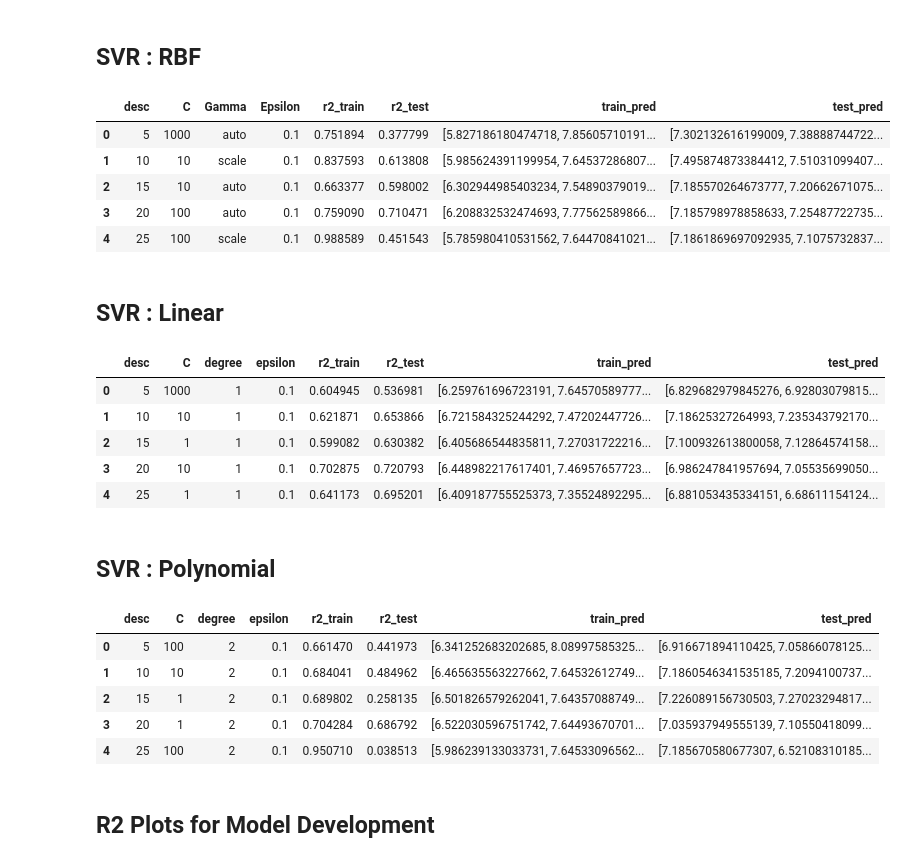
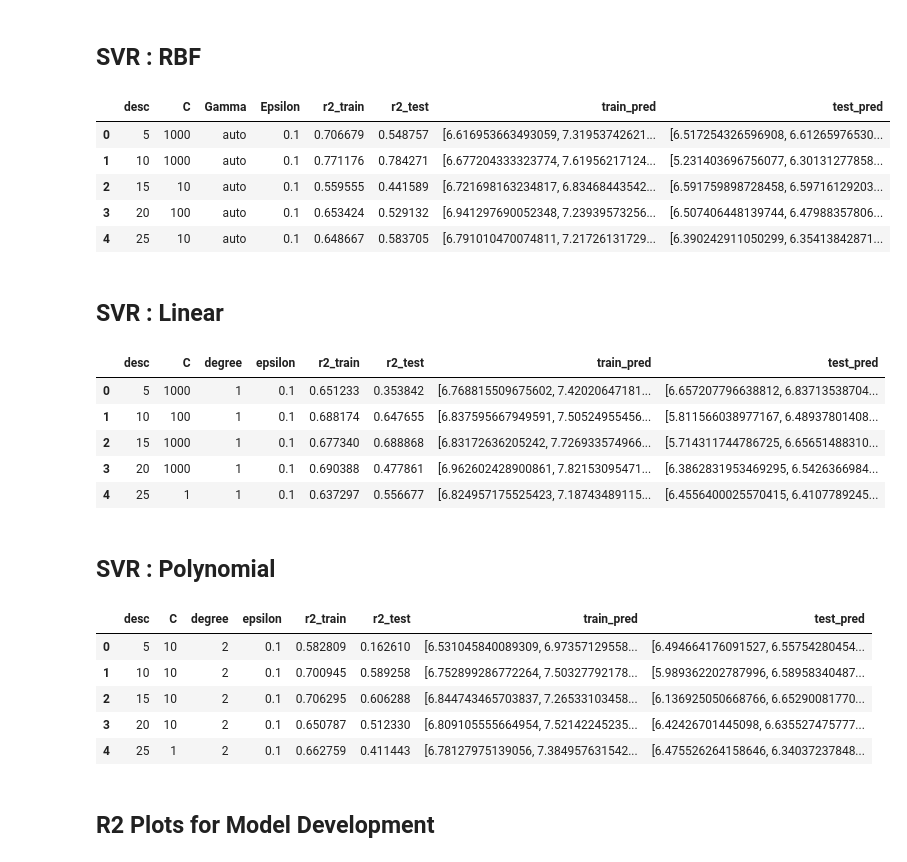
Before and after one commit to mfrizqi/FINAL_TA, a Jupyter notebook: all_united.ipynb, the cells around one changed output. Cells and saved outputs as stored; diff of their text form; code cells hidden in the pictures.

```diff
--- a/all_united.ipynb
+++ b/all_united.ipynb
@@ -115,8 +115,8 @@ corrs.extend([cor1, cor2, cor3, cor4, cor5])
 trains.extend([tr1, tr2, tr3, tr4, tr5])
 
 #change index for data
-corr_100 = corrs[1]
-dft = trains[1]
+corr_100 = corrs[2]
+dft = trains[2]
 
 train = dft.loc[:,corr_100]
 train["pIC50"] = dft.iloc[:, -1]
@@ -212,8 +212,8 @@ for k in tqdm(range(5)):
     for i in df_SA_sort.iloc[0,1]:
         bestDescriptor.append(descName[i])
 
-    df_SA.to_pickle(f"./p/0005_n1/raw_0005_{combos[k]}.pkl")
-    joblib.dump(bestDescriptor, f"./p/0005_n1/best_0005_{combos[k]}.pkl")
+    df_SA.to_pickle(f"./p/0006_n1/raw_0006_{combos[k]}.pkl")
+    joblib.dump(bestDescriptor, f"./p/0006_n1/best_0006_{combos[k]}.pkl")
 # %% [markdown]
 # Model Development : SVR
 # %% [markdown]
@@ -221,8 +221,8 @@ for k in tqdm(range(5)):
 # %%
 # Load train and test data
 # IMPORTANT! LOOK AT THE LOADED FILES
-train = joblib.load('./p/0005/train_0005.pkl', 'rb')
-test = joblib.load('./p/0005/test_0005.pkl', 'rb')
+train = joblib.load('./p/0006/train_0006.pkl', 'rb')
+test = joblib.load('./p/0006/test_0006.pkl', 'rb')
 
 # Create params for kernels
 param_rbf={
@@ -246,11 +246,11 @@ param_poly={
 # Create list of descriptors set
 # IMPORTANT! MUST BE SAME AS LOADED TRAIN & TEST
 bd_list = []
-bd_5 = joblib.load('./p/0005_n1/best_0005_5.pkl')
-bd_10 = joblib.load('./p/0005_n1/best_0005_10.pkl')
-bd_15 = joblib.load('./p/0005_n1/best_0005_15.pkl')
-bd_20 = joblib.load('./p/0005_n1/best_0005_20.pkl')
-bd_25 = joblib.load('./p/0005_n1/best_0005_25.pkl')
+bd_5 = joblib.load('./p/0006_n1/best_0006_5.pkl')
+bd_10 = joblib.load('./p/0006_n1/best_0006_10.pkl')
+bd_15 = joblib.load('./p/0006_n1/best_0006_15.pkl')
+bd_20 = joblib.load('./p/0006_n1/best_0006_20.pkl')
+bd_25 = joblib.load('./p/0006_n1/best_0006_25.pkl')
 bd_list.extend([bd_5,bd_10,bd_15,bd_20,bd_25])
 # %% [markdown]
 ## SVR : RBF
@@ -296,17 +296,16 @@ for i in tqdm(range(len(bd_list))):
 
     r2_rbf = r2_rbf.append(pd.Series([len(bd_list[i]),param_c, param_gamma, param_epsilon, r2_train, r2_test, y_train_pred, y_test_pred], index=r2_rbf.columns ), ignore_index=True)
 # %%
-# joblib.dump(r2_rbf, './p/0003/r2_rbf_0003.pkl')
-# r2_rbf
-r2_rbf = joblib.load('./p/0005_n1/r2_rbf.pkl')
+joblib.dump(r2_rbf, './p/0006_n1/r2_rbf.pkl')
+#r2_rbf = joblib.load('./p/0005_n1/r2_rbf.pkl')
 r2_rbf
 # %% [output]
 |  | desc | C | Gamma | Epsilon | r2_train | r2_test | train_pred | test_pred |
-| 0 | 5 | 1000 | auto | 0.1 | 0.751894 | 0.377799 | [5.827186180474718, 7.85605710191... | [7.302132616199009, 7.38888744722... |
-| 1 | 10 | 10 | scale | 0.1 | 0.837593 | 0.613808 | [5.985624391199954, 7.64537286807... | [7.495874873384412, 7.51031099407... |
-| 2 | 15 | 10 | auto | 0.1 | 0.663377 | 0.598002 | [6.302944985403234, 7.54890379019... | [7.185570264673777, 7.20662671075... |
-| 3 | 20 | 100 | auto | 0.1 | 0.759090 | 0.710471 | [6.208832532474693, 7.77562589866... | [7.185798978858633, 7.25487722735... |
-| 4 | 25 | 100 | scale | 0.1 | 0.988589 | 0.451543 | [5.785980410531562, 7.64470841021... | [7.1861869697092935, 7.1075732837... |
+| 0 | 5 | 1000 | auto | 0.1 | 0.706679 | 0.548757 | [6.616953663493059, 7.31953742621... | [6.517254326596908, 6.61265976530... |
+| 1 | 10 | 1000 | auto | 0.1 | 0.771176 | 0.784271 | [6.677204333323774, 7.61956217124... | [5.231403696756077, 6.30131277858... |
+| 2 | 15 | 10 | auto | 0.1 | 0.559555 | 0.441589 | [6.721698163234817, 6.83468443542... | [6.591759898728458, 6.59716129203... |
+| 3 | 20 | 100 | auto | 0.1 | 0.653424 | 0.529132 | [6.941297690052348, 7.23939573256... | [6.507406448139744, 6.47988357806... |
+| 4 | 25 | 10 | auto | 0.1 | 0.648667 | 0.583705 | [6.791010470074811, 7.21726131729... | [6.390242911050299, 6.35413842871... |
 # %% [markdown]
 ## SVR : Linear
 # %%
@@ -351,17 +350,16 @@ for i in tqdm(range(len(bd_list))):
 
     r2_linear = r2_linear.append(pd.Series([len(bd_list[i]),param_c, param_degree, param_epsilon, r2_train, r2_test, y_train_pred, y_test_pred], index=r2_linear.columns ), ignore_index=True)
 # %%
-# joblib.dump(r2_linear, './p/r2_linear_0003.pkl')
-# r2_linear
-r2_linear = joblib.load('./p/0005_n1/r2_linear.pkl')
+joblib.dump(r2_linear, './p/0006_n1/r2_linear.pkl')
+# r2_linear = joblib.load('./p/0005_n1/r2_linear.pkl')
 r2_linear
 # %% [output]
 |  | desc | C | degree | epsilon | r2_train | r2_test | train_pred | test_pred |
-| 0 | 5 | 1000 | 1 | 0.1 | 0.604945 | 0.536981 | [6.259761696723191, 7.64570589777... | [6.829682979845276, 6.92803079815... |
-| 1 | 10 | 10 | 1 | 0.1 | 0.621871 | 0.653866 | [6.721584325244292, 7.47202447726... | [7.18625327264993, 7.235343792170... |
-| 2 | 15 | 1 | 1 | 0.1 | 0.599082 | 0.630382 | [6.405686544835811, 7.27031722216... | [7.100932613800058, 7.12864574158... |
-| 3 | 20 | 10 | 1 | 0.1 | 0.702875 | 0.720793 | [6.448982217617401, 7.46957657723... | [6.986247841957694, 7.05535699050... |
-| 4 | 25 | 1 | 1 | 0.1 | 0.641173 | 0.695201 | [6.409187755525373, 7.35524892295... | [6.881053435334151, 6.68611154124... |
+| 0 | 5 | 1000 | 1 | 0.1 | 0.651233 | 0.353842 | [6.768815509675602, 7.42020647181... | [6.657207796638812, 6.83713538704... |
+| 1 | 10 | 100 | 1 | 0.1 | 0.688174 | 0.647655 | [6.837595667949591, 7.50524955456... | [5.811566038977167, 6.48937801408... |
+| 2 | 15 | 1000 | 1 | 0.1 | 0.677340 | 0.688868 | [6.83172636205242, 7.726933574966... | [5.714311744786725, 6.65651488310... |
+| 3 | 20 | 1000 | 1 | 0.1 | 0.690388 | 0.477861 | [6.962602428900861, 7.82153095471... | [6.3862831953469295, 6.5426366984... |
+| 4 | 25 | 1 | 1 | 0.1 | 0.637297 | 0.556677 | [6.824957175525423, 7.18743489115... | [6.4556400025570415, 6.4107789245... |
 # %% [markdown]
 ## SVR : Polynomial
 # %%
@@ -406,17 +404,17 @@ for i in tqdm(range(len(bd_list))):
 
     r2_poly = r2_poly.append(pd.Series([len(bd_list[i]),param_c, param_degree, param_epsilon, r2_train, r2_test, y_train_pred, y_test_pred], index=r2_poly.columns ), ignore_index=True)
 # %%
-# # joblib.dump(r2_poly, './p/0003/r2_poly_0003.pkl')
+# joblib.dump(r2_poly, './p/0006_n1/r2_poly.pkl')
 # r2_poly
-r2_poly = joblib.load('./p/0005_n1/r2_poly.pkl')
+# r2_poly = joblib.load('./p/0006_n1/r2_poly.pkl')
 r2_poly
 # %% [output]
 |  | desc | C | degree | epsilon | r2_train | r2_test | train_pred | test_pred |
-| 0 | 5 | 100 | 2 | 0.1 | 0.661470 | 0.441973 | [6.341252683202685, 8.08997585325... | [6.916671894110425, 7.05866078125... |
-| 1 | 10 | 10 | 2 | 0.1 | 0.684041 | 0.484962 | [6.465635563227662, 7.64532612749... | [7.1860546341535185, 7.2094100737... |
-| 2 | 15 | 1 | 2 | 0.1 | 0.689802 | 0.258135 | [6.501826579262041, 7.64357088749... | [7.226089156730503, 7.27023294817... |
-| 3 | 20 | 1 | 2 | 0.1 | 0.704284 | 0.686792 | [6.522030596751742, 7.64493670701... | [7.035937949555139, 7.10550418099... |
-| 4 | 25 | 100 | 2 | 0.1 | 0.950710 | 0.038513 | [5.986239133033731, 7.64533096562... | [7.185670580677307, 6.52108310185... |
+| 0 | 5 | 10 | 2 | 0.1 | 0.582809 | 0.162610 | [6.531045840089309, 6.97357129558... | [6.494664176091527, 6.55754280454... |
+| 1 | 10 | 10 | 2 | 0.1 | 0.700945 | 0.589258 | [6.752899286772264, 7.50327792178... | [5.989362202787996, 6.58958340487... |
+| 2 | 15 | 10 | 2 | 0.1 | 0.706295 | 0.606288 | [6.844743465703837, 7.26533103458... | [6.136925050668766, 6.65290081770... |
+| 3 | 20 | 10 | 2 | 0.1 | 0.650787 | 0.512330 | [6.809105555664954, 7.52142245235... | [6.42426701445098, 6.635527475777... |
+| 4 | 25 | 1 | 2 | 0.1 | 0.662759 | 0.411443 | [6.78127975139056, 7.384957631542... | [6.475526264158646, 6.34037237848... |
 # %% [markdown]
 ## R2 Plots for Model Development
 # %%
```
Also changed, not shown: parts of 9 cells of this notebook, 16 other files.
